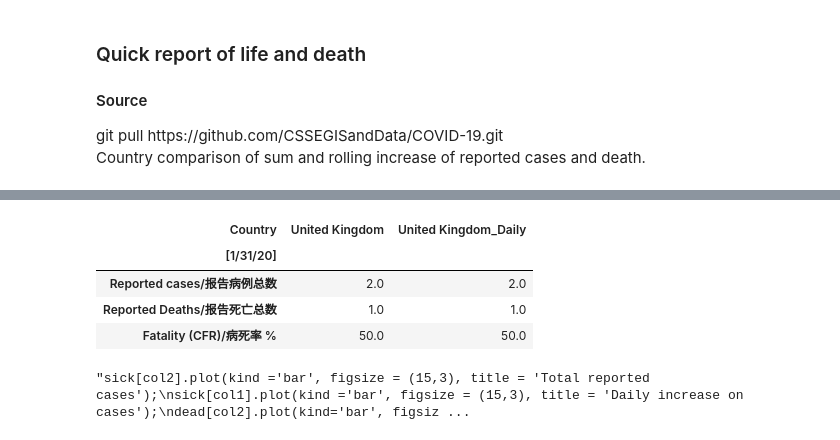
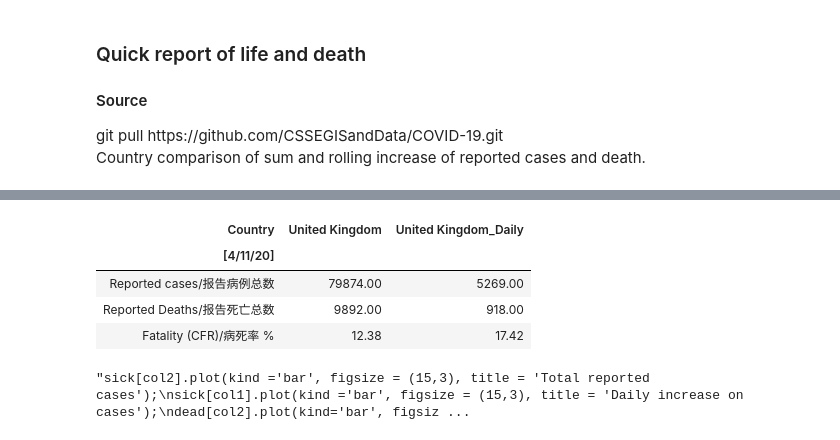
Before and after one commit to Htrismegistos/projectbuds, a Jupyter notebook: CoronaV/QuickView.ipynb, the cells around one changed output, grey strips where cells are left out. Cells and saved outputs as stored; diff of their text form; code cells hidden in the pictures.

```diff
--- a/CoronaV/QuickView.ipynb
+++ b/CoronaV/QuickView.ipynb
@@ -77,11 +77,11 @@ plot()
 # %%
-report(0)
+report()
 # %% [output]
 | Country | United Kingdom | United Kingdom_Daily |
-| [1/31/20] |  |  |
-| Reported cases/报告病例总数 | 2.0 | 2.0 |
-| Reported Deaths/报告死亡总数 | 1.0 | 1.0 |
-| Fatality (CFR)/病死率 % | 50.0 | 50.0 |
+| [4/11/20] |  |  |
+| Reported cases/报告病例总数 | 79874.00 | 5269.00 |
+| Reported Deaths/报告死亡总数 | 9892.00 | 918.00 |
+| Fatality (CFR)/病死率 % | 12.38 | 17.42 |
 # %%
 col1 = c =[i for i in sick.columns if 'Daily' in i]
 col2 = c =[i for i in sick.columns if 'Daily' not in i]
```
Also changed, not shown: parts of 1 cell of this notebook, 9 other files.
